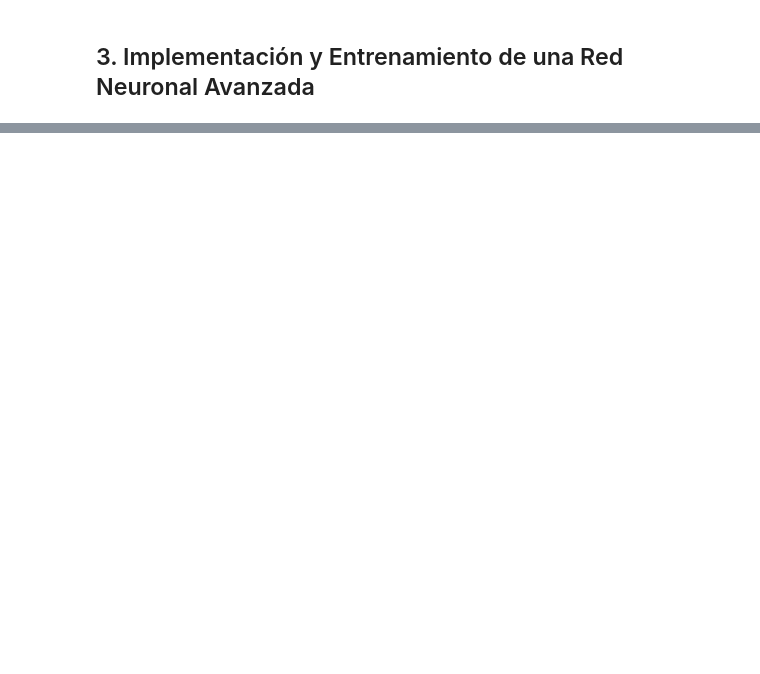
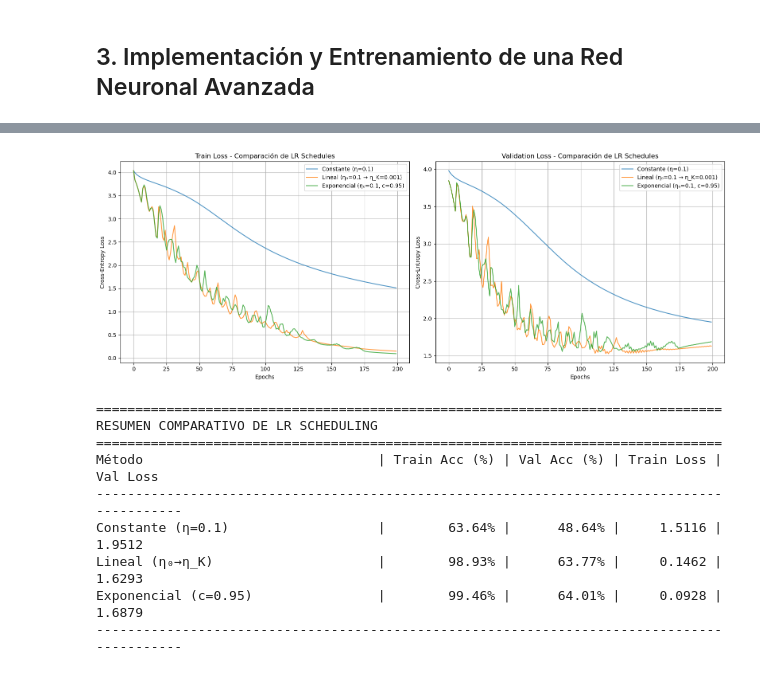
Before and after one commit to Santicar575/TP3_ML_Redes_Neuronales, a Jupyter notebook: notebooks/Entrega_TP3.ipynb, the cells around one changed output, grey strips where cells are left out. Cells and saved outputs as stored; diff of their text form; code cells hidden in the pictures; blank space fills up the shorter version.

```diff
--- a/notebooks/Entrega_TP3.ipynb
+++ b/notebooks/Entrega_TP3.ipynb
@@ -225,0 +431,55 @@ Al analizar las métricas obtenidas, identifico un claro escenario de overfittin
+# %%
+fig, axes = plt.subplots(1, 2, figsize=(16, 6))
+
+# --- Train Loss ---
+axes[0].plot(train_loss, label='Constante (η=0.1)', alpha=0.8)
+axes[0].plot(train_loss_lin, label='Lineal (η₀=0.1 → η_K=0.001)', alpha=0.8)
+axes[0].plot(train_loss_exp, label='Exponencial (η₀=0.1, c=0.95)', alpha=0.8)
+axes[0].set_title('Train Loss - Comparación de LR Schedules')
+axes[0].set_xlabel('Epochs')
+axes[0].set_ylabel('Cross-Entropy Loss')
+axes[0].legend()
+axes[0].grid(True)
+
+# --- Validation Loss ---
+axes[1].plot(val_loss, label='Constante (η=0.1)', alpha=0.8)
+axes[1].plot(val_loss_lin, label='Lineal (η₀=0.1 → η_K=0.001)', alpha=0.8)
+axes[1].plot(val_loss_exp, label='Exponencial (η₀=0.1, c=0.95)', alpha=0.8)
+axes[1].set_title('Validation Loss - Comparación de LR Schedules')
+axes[1].set_xlabel('Epochs')
+axes[1].set_ylabel('Cross-Entropy Loss')
+axes[1].legend()
+axes[1].grid(True)
+
+plt.tight_layout()
+plt.show()
+
+y_pred_M0_train = predict_classes(M0, X_train_full)
+y_pred_M0_val = predict_classes(M0, X_val_full)
+accs_M0_train = accuracy_per_class(y_train, y_pred_M0_train, num_classes)
+accs_M0_val = accuracy_per_class(y_val, y_pred_M0_val, num_classes)
+
+print("\n" + "="*80)
+print("RESUMEN COMPARATIVO DE LR SCHEDULING")
+print("="*80)
+
+header = f"{'Método':<35} | {'Train Acc (%)':>13} | {'Val Acc (%)':>11} | {'Train Loss':>10} | {'Val Loss':>10}"
+sep = "-" * len(header)
+print(header)
+print(sep)
+
+print(f"{'Constante (η=0.1)':<35} | {np.mean(accs_M0_train)*100:>12.2f}% | {np.mean(accs_M0_val)*100:>10.2f}% | {train_loss[-1]:>10.4f} | {val_loss[-1]:>10.4f}")
+print(f"{'Lineal (η₀→η_K)':<35} | {np.mean(accs_train_lin)*100:>12.2f}% | {np.mean(accs_val_lin)*100:>10.2f}% | {train_loss_lin[-1]:>10.4f} | {val_loss_lin[-1]:>10.4f}")
+print(f"{'Exponencial (c=0.95)':<35} | {np.mean(accs_train_exp)*100:>12.2f}% | {np.mean(accs_val_exp)*100:>10.2f}% | {train_loss_exp[-1]:>10.4f} | {val_loss_exp[-1]:>10.4f}")
+print(sep)
+# %% [output]
+[figure, added]
+================================================================================
+RESUMEN COMPARATIVO DE LR SCHEDULING
+================================================================================
+Método                              | Train Acc (%) | Val Acc (%) | Train Loss |   Val Loss
+-------------------------------------------------------------------------------------------
+Constante (η=0.1)                   |        63.64% |      48.64% |     1.5116 |     1.9512
+Lineal (η₀→η_K)                     |        98.93% |      63.77% |     0.1462 |     1.6293
+Exponencial (c=0.95)                |        99.46% |      64.01% |     0.0928 |     1.6879
+-------------------------------------------------------------------------------------------
```
Also changed, not shown: parts of 8 cells of this notebook, 2 other files.
